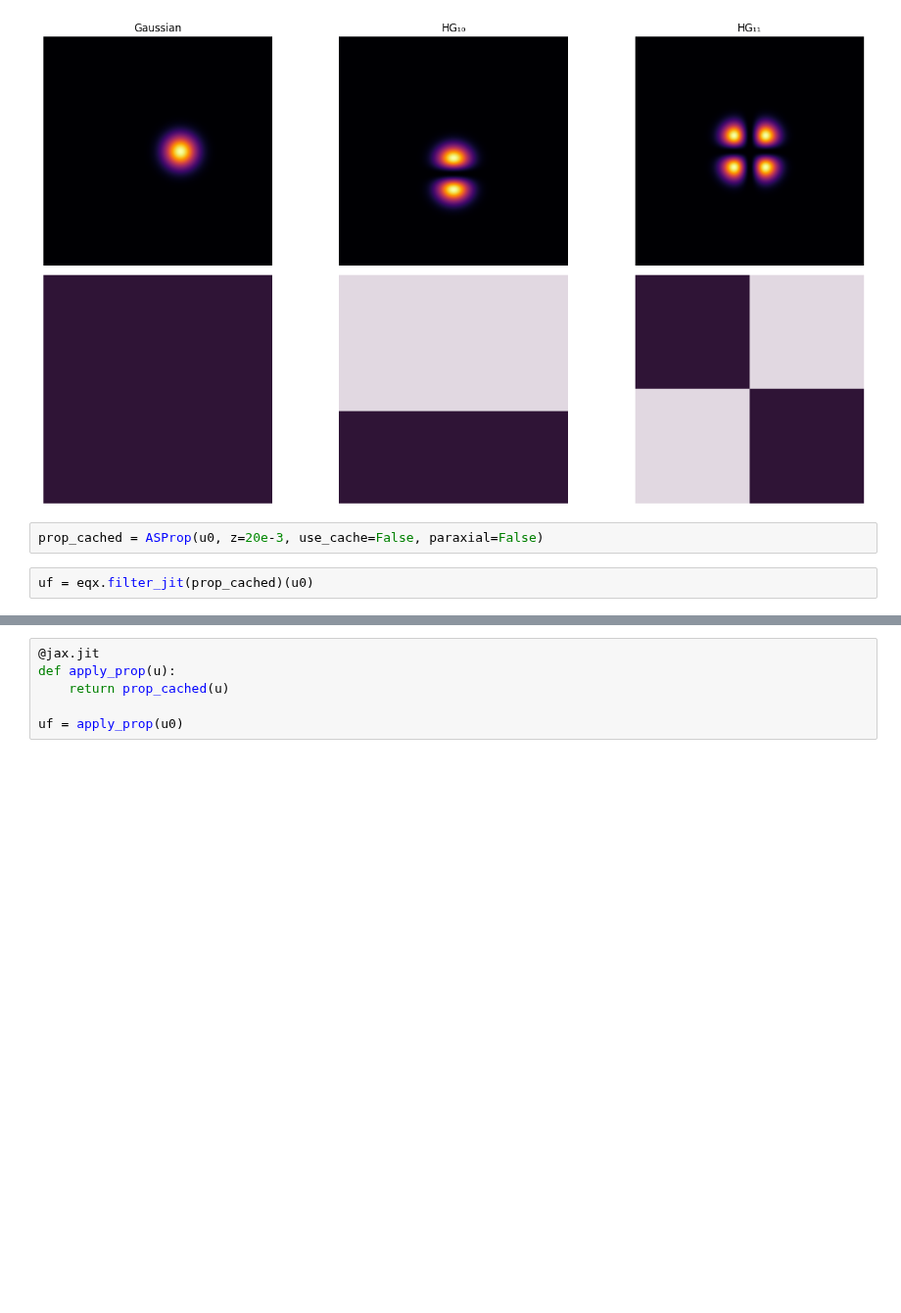
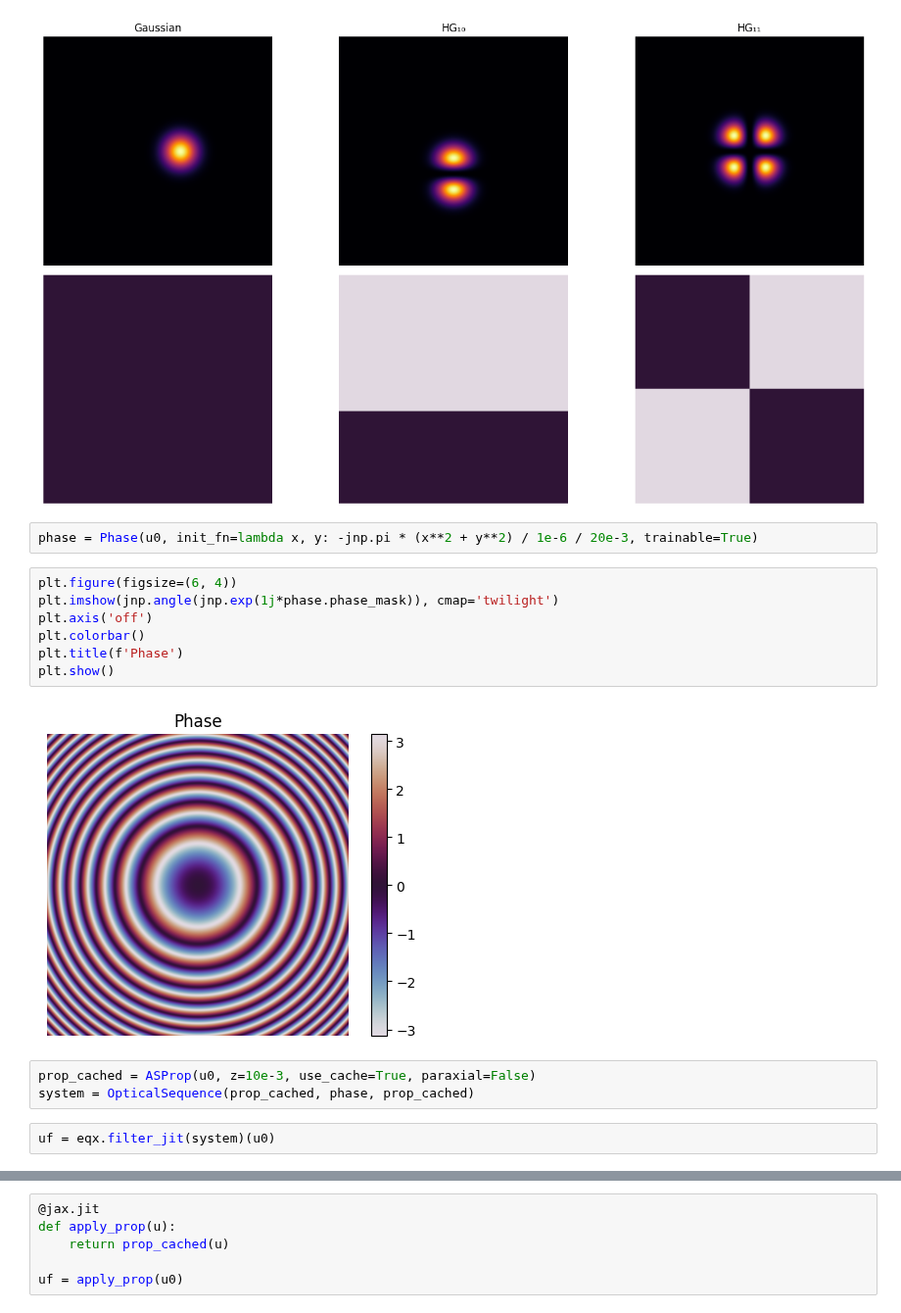
Before and after one commit to anscoil/jaxoptics, a Jupyter notebook: examples/mode_generation.ipynb, the cells around one changed output, grey strips where cells are left out. Shown at 98% size. Drawn from its saved outputs; the diff is of its cells as text; blank space fills up the shorter version.

```diff
--- a/examples/mode_generation.ipynb
+++ b/examples/mode_generation.ipynb
@@ -39,10 +39,22 @@ for i, title in enumerate(titles):
 plt.tight_layout()
 # %% [output]
 [figure]
+# %%
+phase = Phase(u0, init_fn=lambda x, y: -jnp.pi * (x**2 + y**2) / 1e-6 / 20e-3, trainable=True)
+# %%
+plt.figure(figsize=(6, 4))
+plt.imshow(jnp.angle(jnp.exp(1j*phase.phase_mask)), cmap='twilight')
+plt.axis('off')
+plt.colorbar()
+plt.title(f'Phase')
+plt.show()
+# %% [output]
+[figure, added]
 # %%
-prop_cached = ASProp(u0, z=20e-3, use_cache=False, paraxial=False)
+prop_cached = ASProp(u0, z=10e-3, use_cache=True, paraxial=False)
+system = OpticalSequence(prop_cached, phase, prop_cached)
 # %%
-uf = eqx.filter_jit(prop_cached)(u0)
+uf = eqx.filter_jit(system)(u0)
 # %%
 fig, axes = plt.subplots(2, 3, figsize=(15, 8))
 titles = ['Gaussian', 'HG₁₀', 'HG₁₁']
```
Also changed, not shown: parts of 2 cells of this notebook, 4 other files.
